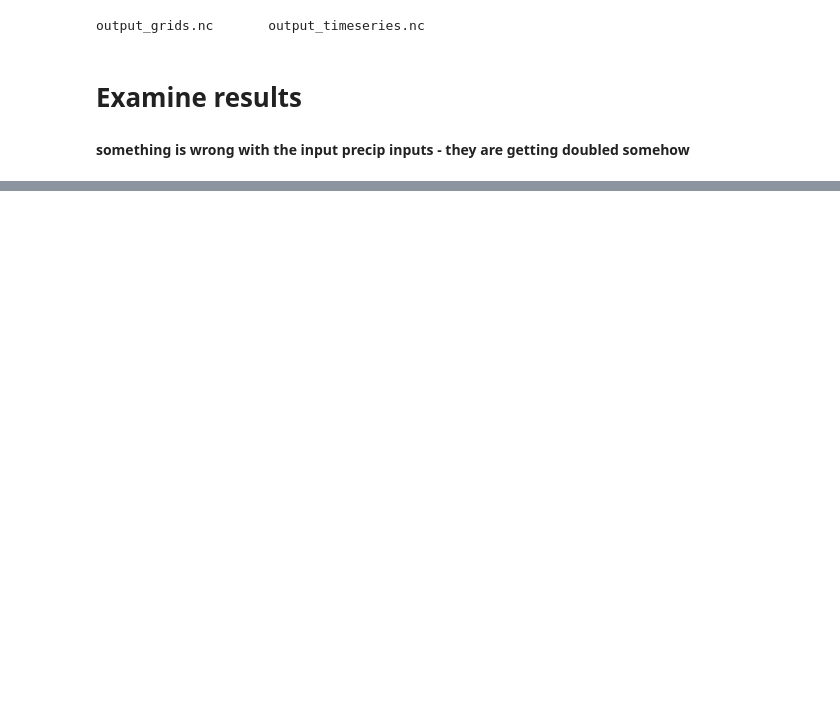
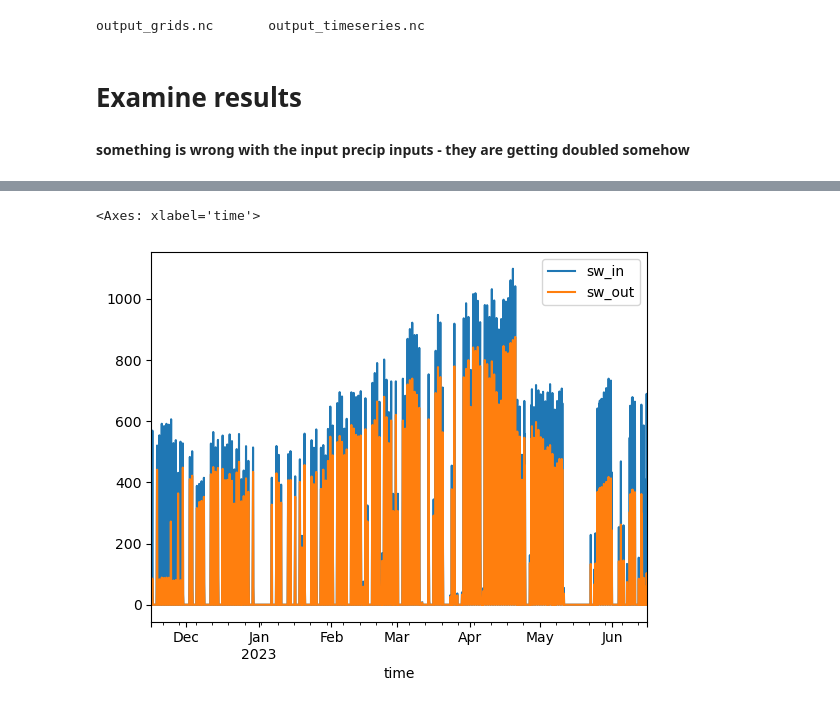
Before and after one commit to Mountain-Hydrology-Research-Group/snow-hydrology, a Jupyter notebook: modules/lab8/lab8-2b-run-model.ipynb, the cells around one changed output, grey strips where cells are left out. Drawn from its saved outputs; the diff is of its cells as text; code cells hidden in the pictures; blank space fills up the shorter version.

```diff
--- a/modules/lab8/lab8-2b-run-model.ipynb
+++ b/modules/lab8/lab8-2b-run-model.ipynb
@@ -71,2 +143,7 @@ results.swe.sel(point='kps').plot()
+# %%
+results[['sw_in', 'sw_out']].sel(point='kps').to_dataframe()[['sw_in', 'sw_out']].plot()
+# %% [output]
+<Axes: xlabel='time'>
+[figure, added]
 # %%
 (results.surface_temp - 273.15).sel(point='kps').plot()
```
Also changed, not shown: parts of 15 cells of this notebook, 6 other files.
